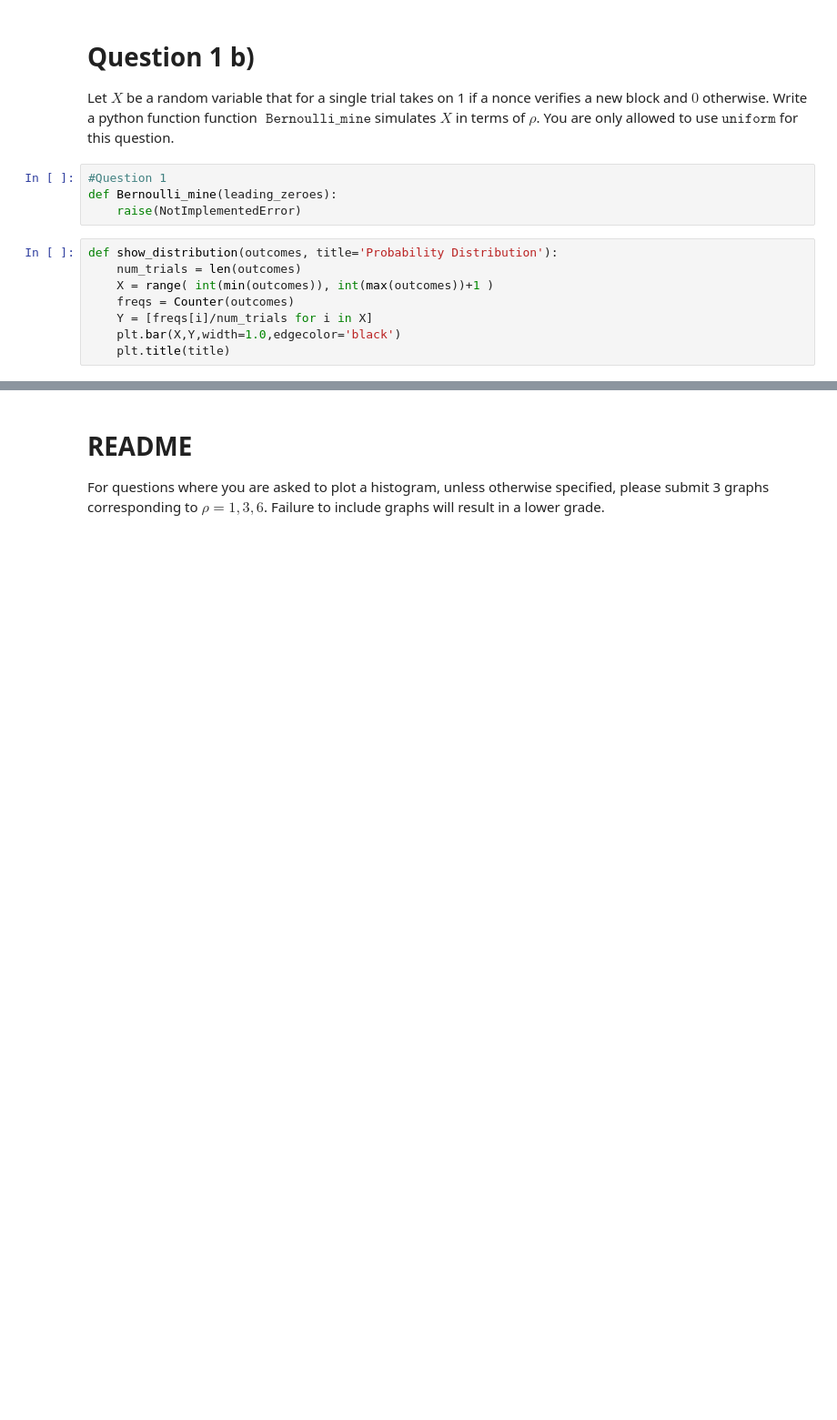
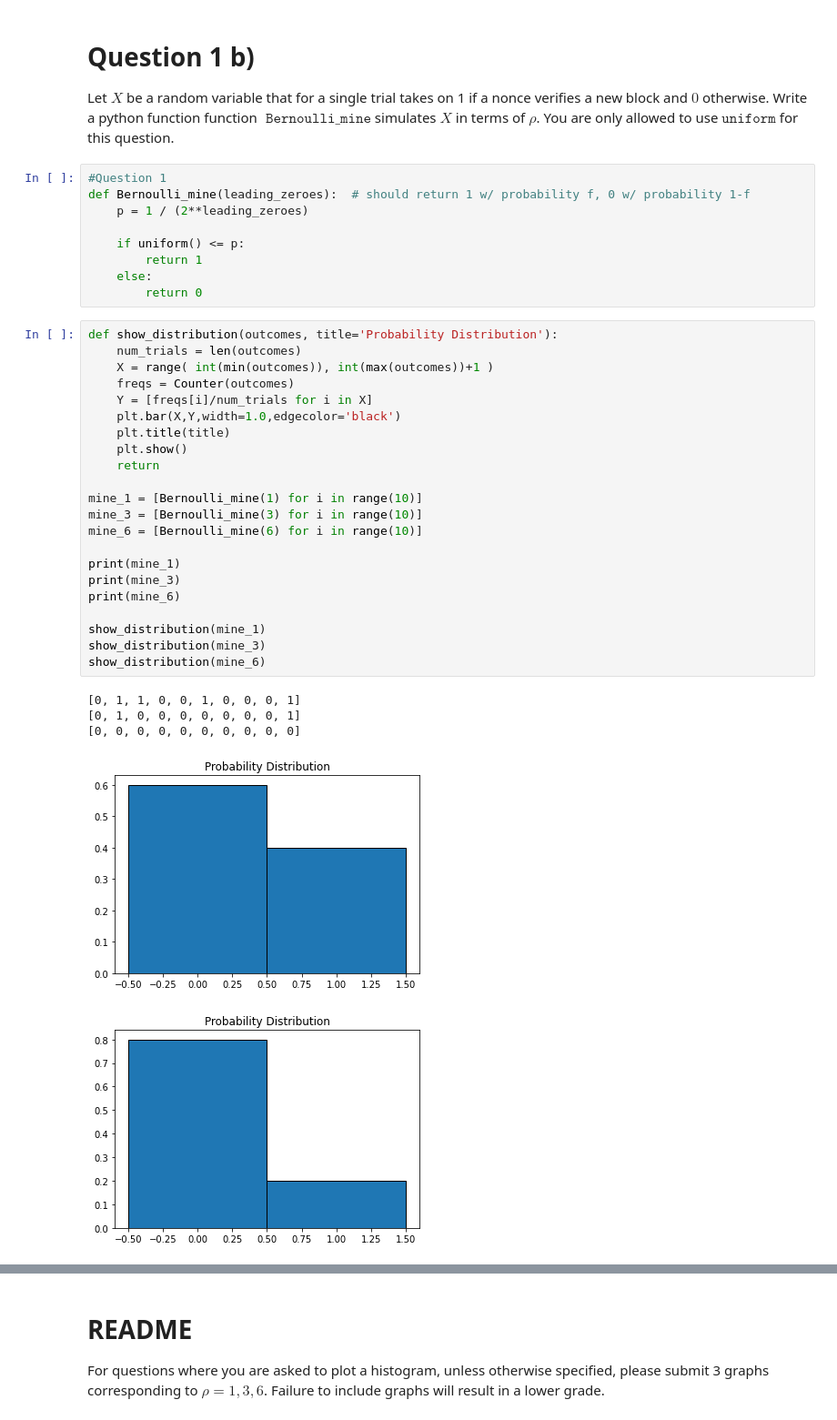
Before and after one commit to ghostpress/CS237-Summer-2-2021, a Jupyter notebook: HW2/HW2.ipynb, the cells around one changed output, grey strips where cells are left out. Shown: that part at 91% size. Cells and saved outputs as stored; diff of their text form; blank space fills up the shorter version.

```diff
--- a/HW2/HW2.ipynb
+++ b/HW2/HW2.ipynb
@@ -109,15 +109,40 @@ $$p= \frac{1}{2^\rho}. $$ IE, $$f(\rho)  =  \frac{1}{2^{\rho}}$$
 # %% [markdown]
 # Question 1 b)
 Let $X$ be a  random variable that for a single trial  takes on 1 if a nonce verifies a new block and $0$ otherwise.  Write a python function  function  $\texttt{ Bernoulli_mine}$ simulates $X$ in terms of $\rho$. You are only allowed to use $\texttt{uniform}$ for this question.
-# %%
-#Question 1
-def Bernoulli_mine(leading_zeroes):
-    raise(NotImplementedError)
+# %%
+#Question 1
+def Bernoulli_mine(leading_zeroes):  # should return 1 w/ probability f, 0 w/ probability 1-f
+    p = 1 / (2**leading_zeroes)
+
+    if uniform() <= p:
+        return 1
+    else:
+        return 0
 # %%
 def show_distribution(outcomes, title='Probability Distribution'):
     num_trials = len(outcomes)
     X = range( int(min(outcomes)), int(max(outcomes))+1 )
     freqs = Counter(outcomes)
     Y = [freqs[i]/num_trials for i in X]
     plt.bar(X,Y,width=1.0,edgecolor='black')
     plt.title(title)
+    plt.show()
+    return
+
+mine_1 = [Bernoulli_mine(1) for i in range(10)]
+mine_3 = [Bernoulli_mine(3) for i in range(10)]
+mine_6 = [Bernoulli_mine(6) for i in range(10)]
+
+print(mine_1)
+print(mine_3)
+print(mine_6)
+
+show_distribution(mine_1)
+show_distribution(mine_3)
+show_distribution(mine_6)
+# %% [output]
+[0, 1, 1, 0, 0, 1, 0, 0, 0, 1]
+[0, 1, 0, 0, 0, 0, 0, 0, 0, 1]
+[0, 0, 0, 0, 0, 0, 0, 0, 0, 0]
+[figure, added]
+[figure, added]
```
Also changed, not shown: parts of 19 cells of this notebook.
